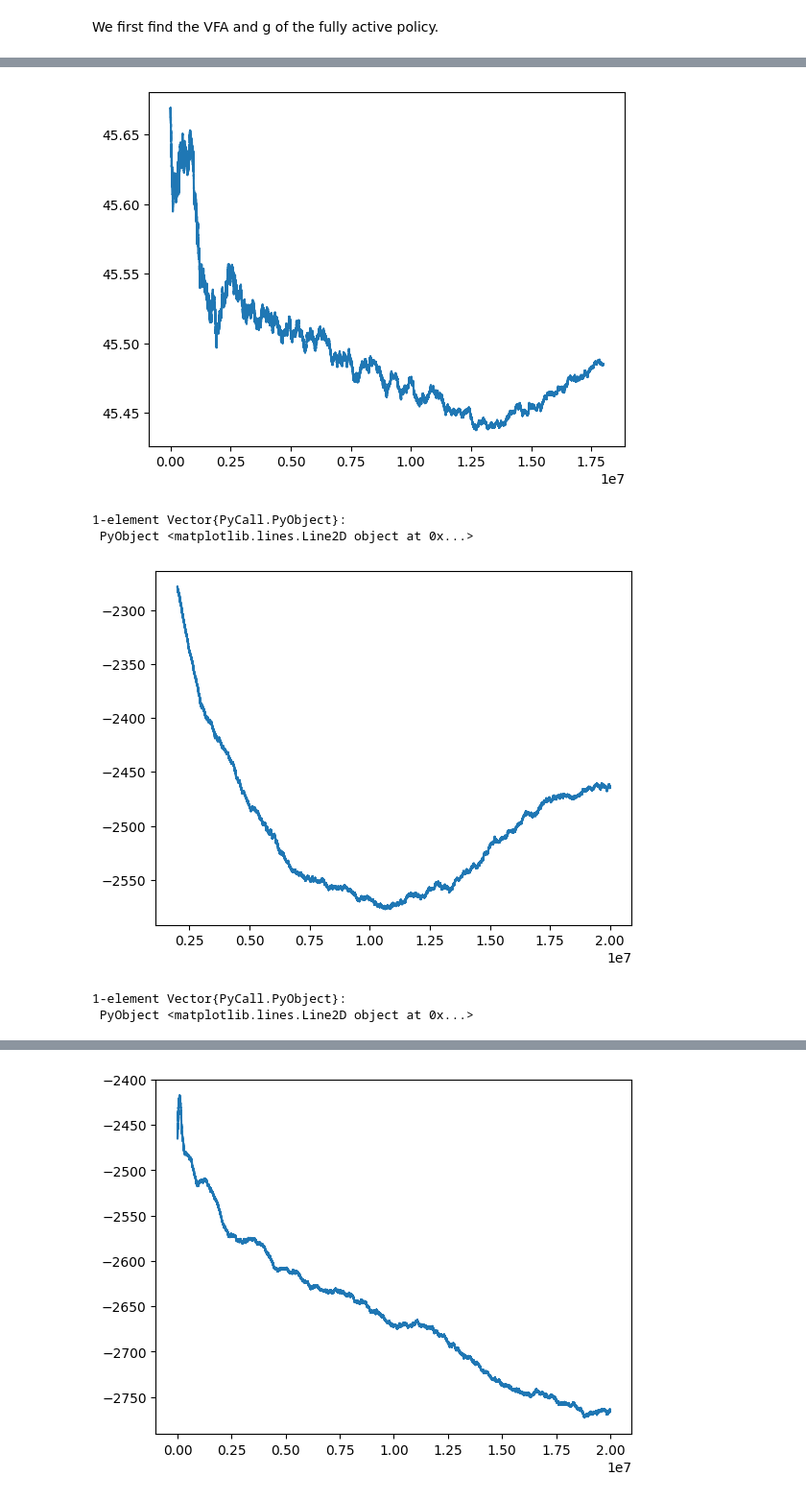
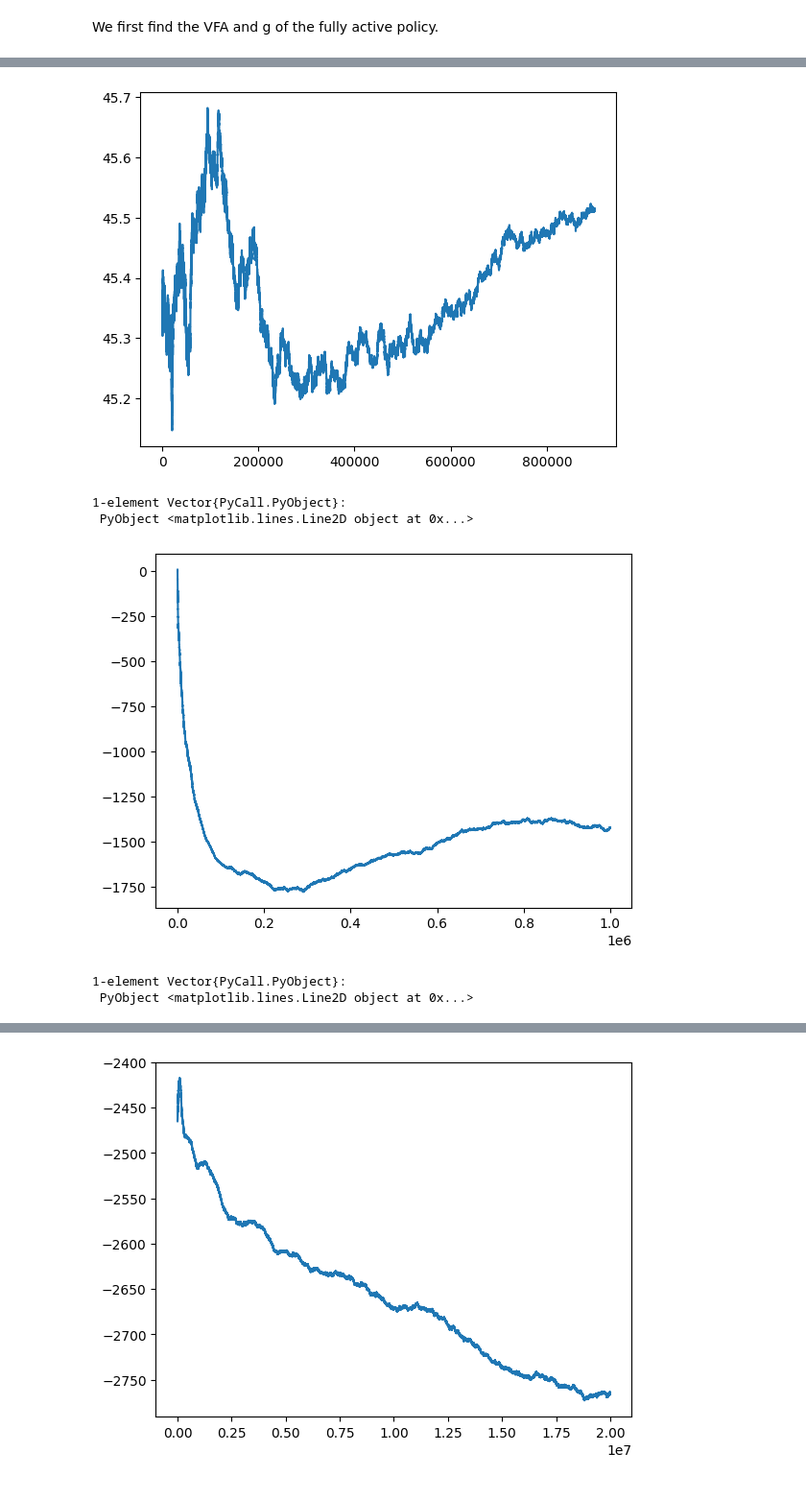
Before and after one commit to fairleyl/PhD-Code, a Jupyter notebook: Problem-Suite-Experiments.ipynb, the cells around one changed output, grey strips where cells are left out. Shown at 96% size. Saved outputs shown, nothing was run; the diff lists cells and outputs as text; code cells hidden in the pictures.

Commit message:
Update Problem-Suite-Experiments.ipynb
Main change made to state trace formulation, alongside a lot of refactoring in terms of algorithm output. Just started re-experimenting

```diff
--- a/Problem-Suite-Experiments.ipynb
+++ b/Problem-Suite-Experiments.ipynb
@@ -5084,22 +5084,8 @@ end
 # %% [output]
 smarActionAndVFromNewVFA (generic function with 1 method)
 # %%
-function updateVFA(s, substates, target, ve, vn, numVisitsE, numVisitsN, N, alpha_d, alpha_r, beta, tau, c0, c1, r, b)
-    currentEst = v(s,N,alpha_d, alpha_r, beta, tau, c0, c1, r, ve, vn)
-    sis = substates[1]
-    sn = substates[2]
-
-    for i in 1:N
-        si = sis[i]
-        ve[i, si] += (b/(b + numVisitsE[i, si]))*(target - currentEst)
-    end
-
-    vn[sn] += (b/(b + numVisitsN[sn]))*(target - currentEst)
-
-    return ve, vn
-end
-
-function updateVFA(s, substates, target, ve, vn, N, alpha_d, alpha_r, beta, tau, c0, c1, r, stepsize)
+#updates ve and vn
+function updateVFA!(s, substates, target, ve, vn, N, alpha_d, alpha_r, beta, tau, c0, c1, r, stepsize)
     currentEst = v(s,N,alpha_d, alpha_r, beta, tau, c0, c1, r, ve, vn)
     sis = substates[1]
     sn = substates[2]
@@ -5111,21 +5097,5 @@ function updateVFA(s, substates, target, ve, vn, N, alpha_d, alpha_r, beta, tau,
 
     vn[sn] += stepsize*(target - currentEst)
 
-    return ve, vn
 end
-
-function updateVFA(s, substates, target, ve, vn, n, N, alpha_d, alpha_r, beta, tau, c0, c1, r, b)
-    currentEst = v(s,N,alpha_d, alpha_r, beta, tau, c0, c1, r, ve, vn)
-    sis = substates[1]
-    sn = substates[2]
-
-    for i in 1:N
-        si = sis[i]
-        ve[i, si] += (b/(b + n))*(target - currentEst)
-    end
-
-    vn[sn] += (b/(b + n))*(target - currentEst)
-
-    return ve, vn
-end
 # %% [output]
@@ -5806,8 +5723,8 @@ resultRVIA = rvi(N, alpha_d, alpha_r, beta, tau, c0, c1, r, 0.00001; nMax = 1000
 # %% [markdown]
 We first find the VFA and g of the fully active policy.
 # %%
-nMax = 20000000
-resultSMARPE = smarpeNewVFA_fa(N,alpha_d, alpha_r, beta, tau, c0, c1, r, nMax, 0.001, 0.1; printProgress = true, modCounter = 1000000)
-resultSMARPE[3]
+nMax = 1000000
+resultSMARPE = smarpeNewVFA_ST_fa(N,alpha_d, alpha_r, beta, tau, c0, c1, r, nMax, 0.001; printProgress = true, modCounter = 1000000)
+resultSMARPE[1]["g"]
 # %% [output]
 1000000
@@ -5834,19 +5732,19 @@ resultSMARPE[3]
 # %%
 start = floor(Int64, nMax/10)
 finish = nMax
-PyPlot.plot(resultSMARPE[4][start:finish])
+PyPlot.plot(resultSMARPE[2]["g"][start:finish])
 # %% [output]
-[figure, old version]
+[figure, new version]
 1-element Vector{PyCall.PyObject}:
  PyObject <matplotlib.lines.Line2D object at 0x...>
 # %%
-vs0Hist = resultSMARPE[5]
+vs0Hist = resultSMARPE[2]["vs0"]
 start = floor(Int64, nMax/10)
 finish = nMax
-#start = 1
+start = 1
 PyPlot.plot(start:finish,vs0Hist[start:finish])
 # %% [output]
-[figure, old version]
+[figure, new version]
 1-element Vector{PyCall.PyObject}:
  PyObject <matplotlib.lines.Line2D object at 0x...>
 # %%
```
Also changed, not shown: parts of 13 cells of this notebook.
